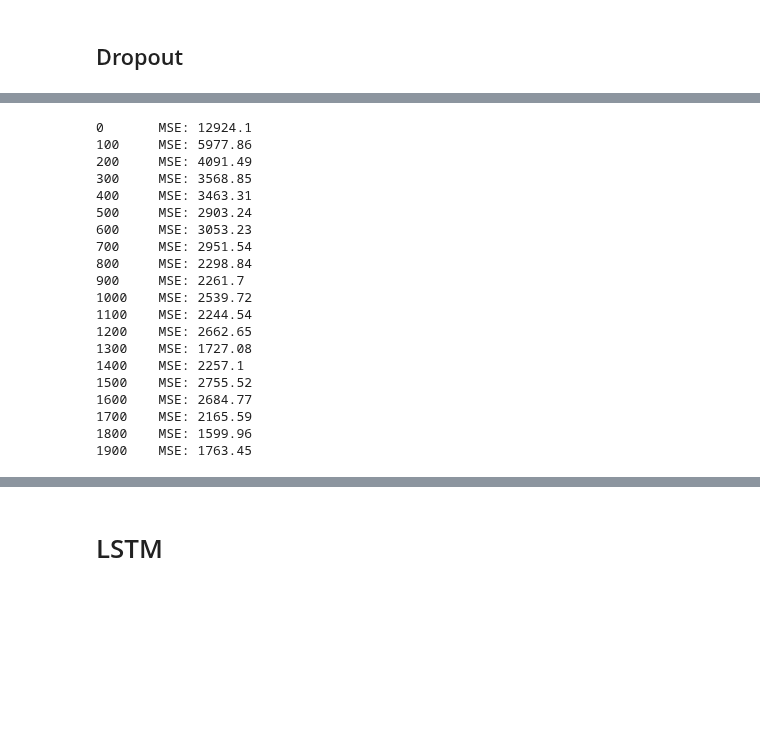
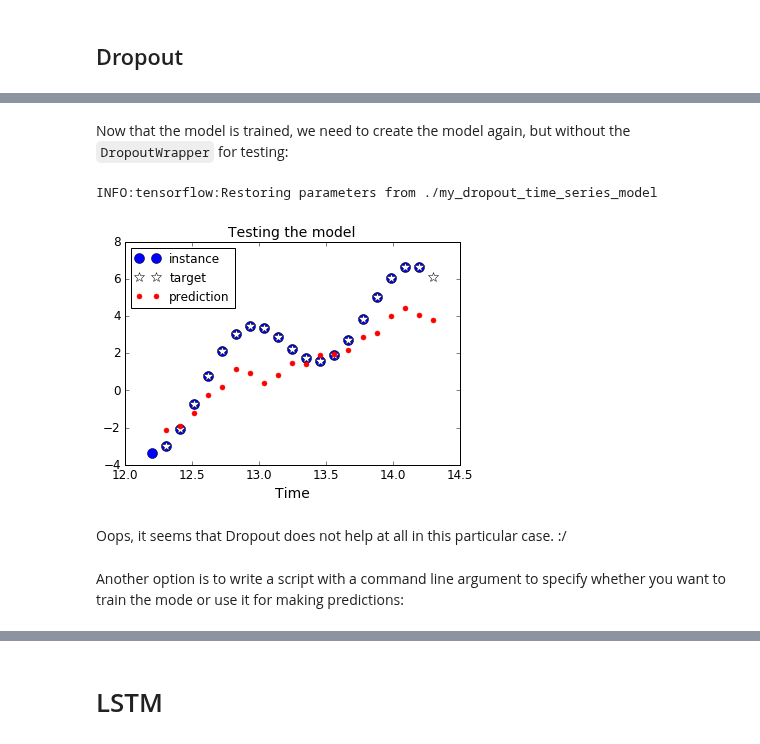
Before and after one commit to ageron/handson-ml2, a Jupyter notebook: 14_recurrent_neural_networks.ipynb, the cells around one changed output, grey strips where cells are left out. Cells and saved outputs as stored; diff of their text form; code cells hidden in the pictures; blank space fills up the shorter version.

```diff
--- a/14_recurrent_neural_networks.ipynb
+++ b/14_recurrent_neural_networks.ipynb
@@ -730,0 +836,6 @@ outputs_val.shape
+# %%
+devices = ["/cpu:0", "/cpu:0", "/cpu:0"] # replace with ["/gpu:0", "/gpu:1", "/gpu:2"] if you have 3 GPUs
+cells = [DeviceCellWrapper(dev,tf.contrib.rnn.BasicRNNCell(num_units=n_neurons))
+         for dev in devices]
+multi_layer_cell = tf.contrib.rnn.MultiRNNCell(cells)
+outputs, states = tf.nn.dynamic_rnn(multi_layer_cell, X, dtype=tf.float32)
@@ -733,3 +927,5 @@ outputs_val.shape
+# %% [markdown]
+Now that the model is trained, we need to create the model again, but without the `DropoutWrapper` for testing:
 # %%
 tf.reset_default_graph()
 
@@ -767,49 +956,24 @@ outputs, loss, training_op = deep_rnn_with_dropout(X, y, is_training)
 init = tf.global_variables_initializer()
 saver = tf.train.Saver()
 # %%
-n_iterations = 2000
-batch_size = 50
+with tf.Session() as sess:
+    saver.restore(sess, "./my_dropout_time_series_model")
 
-with tf.Session() as sess:
-    if is_training:
-        init.run()
-        for iteration in range(n_iterations):
-            X_batch, y_batch = next_batch(batch_size, n_steps)
-            sess.run(training_op, feed_dict={X: X_batch, y: y_batch})
-            if iteration % 100 == 0:
-                mse = loss.eval(feed_dict={X: X_batch, y: y_batch})
-                print(iteration, "\tMSE:", mse)
-        save_path = saver.save(sess, "/tmp/my_model.ckpt")
-    else:
-        saver.restore(sess, "/tmp/my_model.ckpt")
-        X_new = time_series(np.array(t_instance[:-1].reshape(-1, n_steps, n_inputs)))
-        y_pred = sess.run(outputs, feed_dict={X: X_new})
+    X_new = time_series(np.array(t_instance[:-1].reshape(-1, n_steps, n_inputs)))
+    y_pred = sess.run(outputs, feed_dict={X: X_new})
 
-        plt.title("Testing the model", fontsize=14)
-        plt.plot(t_instance[:-1], time_series(t_instance[:-1]), "bo", markersize=10, label="instance")
-        plt.plot(t_instance[1:], time_series(t_instance[1:]), "w*", markersize=10, label="target")
-        plt.plot(t_instance[1:], y_pred[0,:,0], "r.", markersize=10, label="prediction")
-        plt.legend(loc="upper left")
-        plt.xlabel("Time")
-        plt.show()
+plt.title("Testing the model", fontsize=14)
+plt.plot(t_instance[:-1], time_series(t_instance[:-1]), "bo", markersize=10, label="instance")
+plt.plot(t_instance[1:], time_series(t_instance[1:]), "w*", markersize=10, label="target")
+plt.plot(t_instance[1:], y_pred[0,:,0], "r.", markersize=10, label="prediction")
+plt.legend(loc="upper left")
+plt.xlabel("Time")
+
+plt.show()
 # %% [output]
-0       MSE: 12924.1
-100     MSE: 5977.86
-200     MSE: 4091.49
-300     MSE: 3568.85
-400     MSE: 3463.31
-500     MSE: 2903.24
-600     MSE: 3053.23
-700     MSE: 2951.54
-800     MSE: 2298.84
-900     MSE: 2261.7
-1000    MSE: 2539.72
-1100    MSE: 2244.54
-1200    MSE: 2662.65
-1300    MSE: 1727.08
-1400    MSE: 2257.1
-1500    MSE: 2755.52
-1600    MSE: 2684.77
-1700    MSE: 2165.59
-1800    MSE: 1599.96
-1900    MSE: 1763.45
+INFO:tensorflow:Restoring parameters from ./my_dropout_time_series_model
+[figure, added]
+# %% [markdown]
+Oops, it seems that Dropout does not help at all in this particular case. :/
+# %% [markdown]
+Another option is to write a script with a command line argument to specify whether you want to train the mode or use it for making predictions:
```
Also changed, not shown: parts of 94 cells of this notebook.
